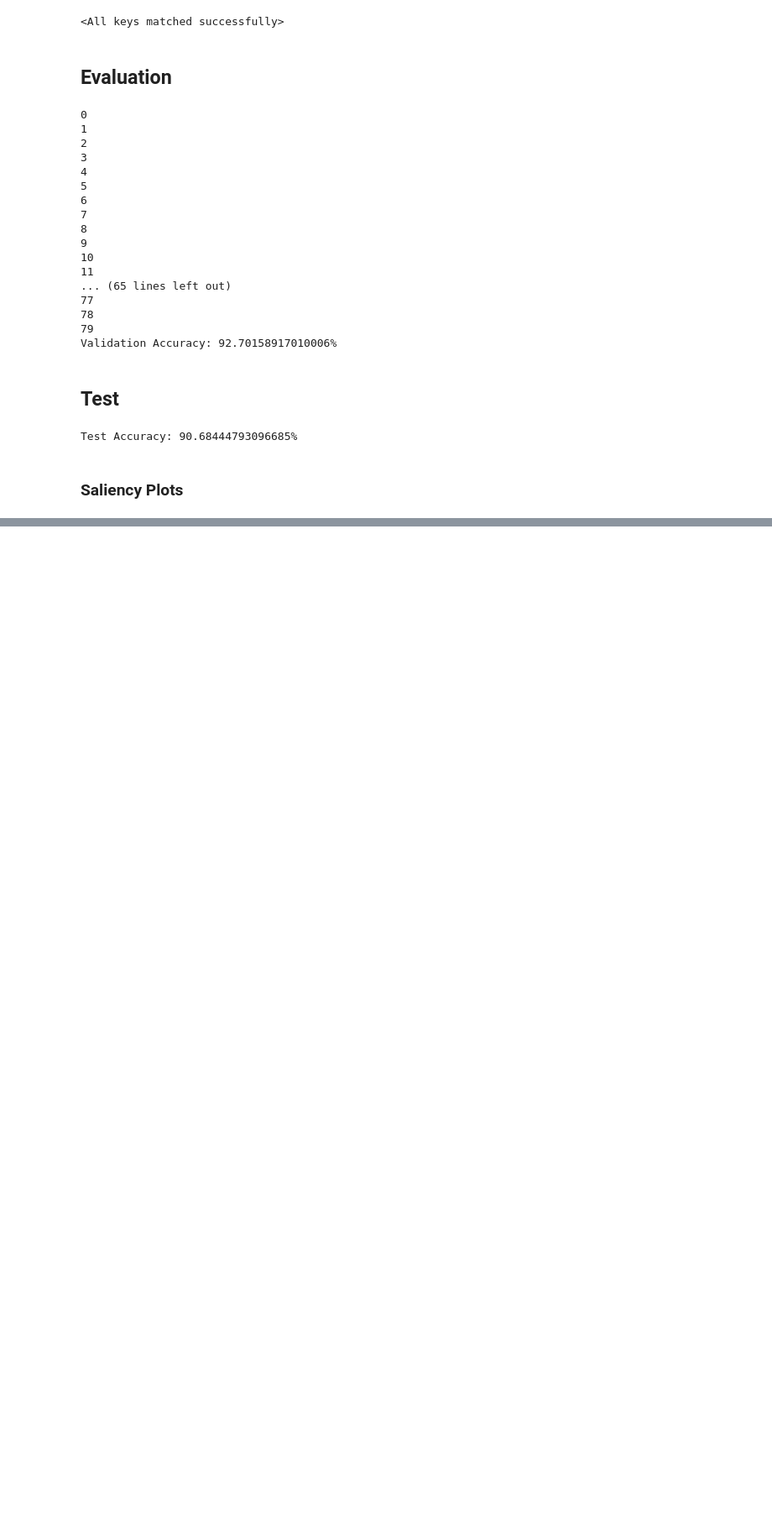
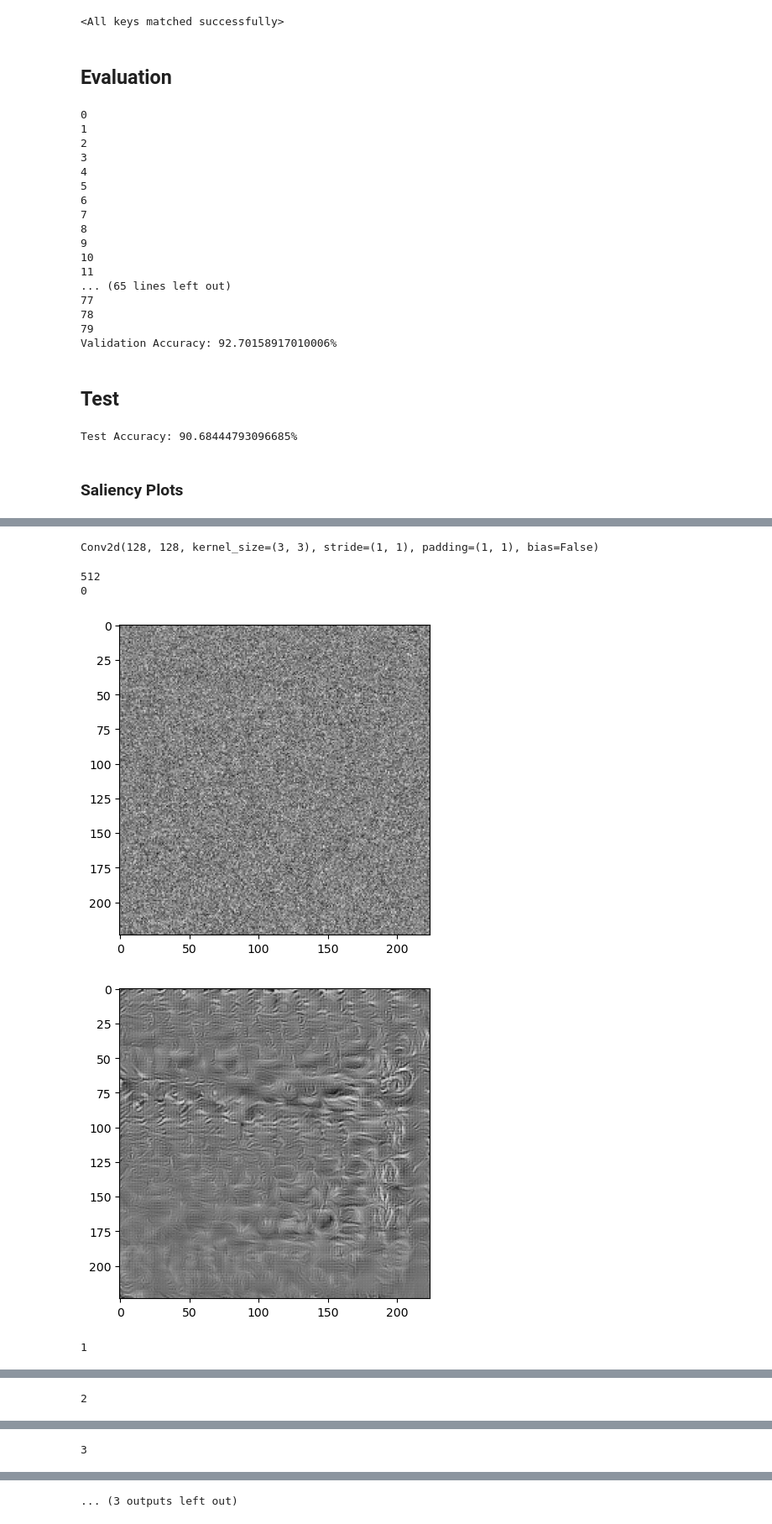
Before and after one commit to benrandoing20/229FinalProjct, a Jupyter notebook: CNN/preprocessing-resnet18-more_epochs_with_Adamprop_only.ipynb, the cells around one changed output, grey strips where cells are left out. Shown at 84% size. Drawn from its saved outputs; the diff is of its cells as text; code cells hidden in the pictures; blank space fills up the shorter version.

```diff
--- a/CNN/preprocessing-resnet18-more_epochs_with_Adamprop_only.ipynb
+++ b/CNN/preprocessing-resnet18-more_epochs_with_Adamprop_only.ipynb
@@ -307,0 +307,62 @@ True
+# %%
+# print(model)
+print(model.layer4[1].conv2)
+
+# for name, module in model.named_modules():
+#     print(f"Layer: {name}")
+#     for param_name, param in module.named_parameters(recurse=False):
+#         print(f"\tParam: {param_name}, Shape: {param.shape}, Requires Grad: {param.requires_grad}")
+# %% [output]
+Conv2d(128, 128, kernel_size=(3, 3), stride=(1, 1), padding=(1, 1), bias=False)
+# %%
+model.eval()  # Set the model to evaluation mode
+
+# Select the target layer
+target_layer = model.layer4
+
+# Number of channels in the target layer
+num_filters = target_layer[1].conv2.out_channels
+print(num_filters)
+
+# Forward hook to capture the activations of the target layer
+activations = []
+def forward_hook(module, input, output):
+    activations.append(output)
+
+target_layer.register_forward_hook(forward_hook)
+
+num_iterations = 500
+for filter_index in range(5):#range(num_filters):
+    print(filter_index)
+    # Initialize a random image
+    input_image = torch.randn(1, 3, 224, 224, requires_grad=True)
+
+    optimizer = torch.optim.Adam([input_image], lr=0.05)
+
+    # Gradient ascent for the current filter
+    for i in range(num_iterations):
+        optimizer.zero_grad()
+        output = model(input_image)
+
+        # Loss is the mean activation of the current filter
+        loss = -activations[-1][0, filter_index].mean()
+
+        # Backward pass
+        loss.backward()
+
+        # Update the image
+        optimizer.step()
+
+        # Clear the activations
+        activations = []
+
+        if (i % (num_iterations - 1) == 0):
+            plt.imshow(input_image.detach().numpy().squeeze().mean(axis=0),
+                cmap='gray')
+            plt.show()
+# %% [output]
+512
+0
+[figure, added]
+[figure, added]
+1
@@ -307,0 +371 @@ True
+2
@@ -307,0 +374 @@ True
+3
@@ -307,0 +377 @@ True
+... (3 outputs left out)
```
Also changed, not shown: parts of 6 cells of this notebook, 1 other file.
